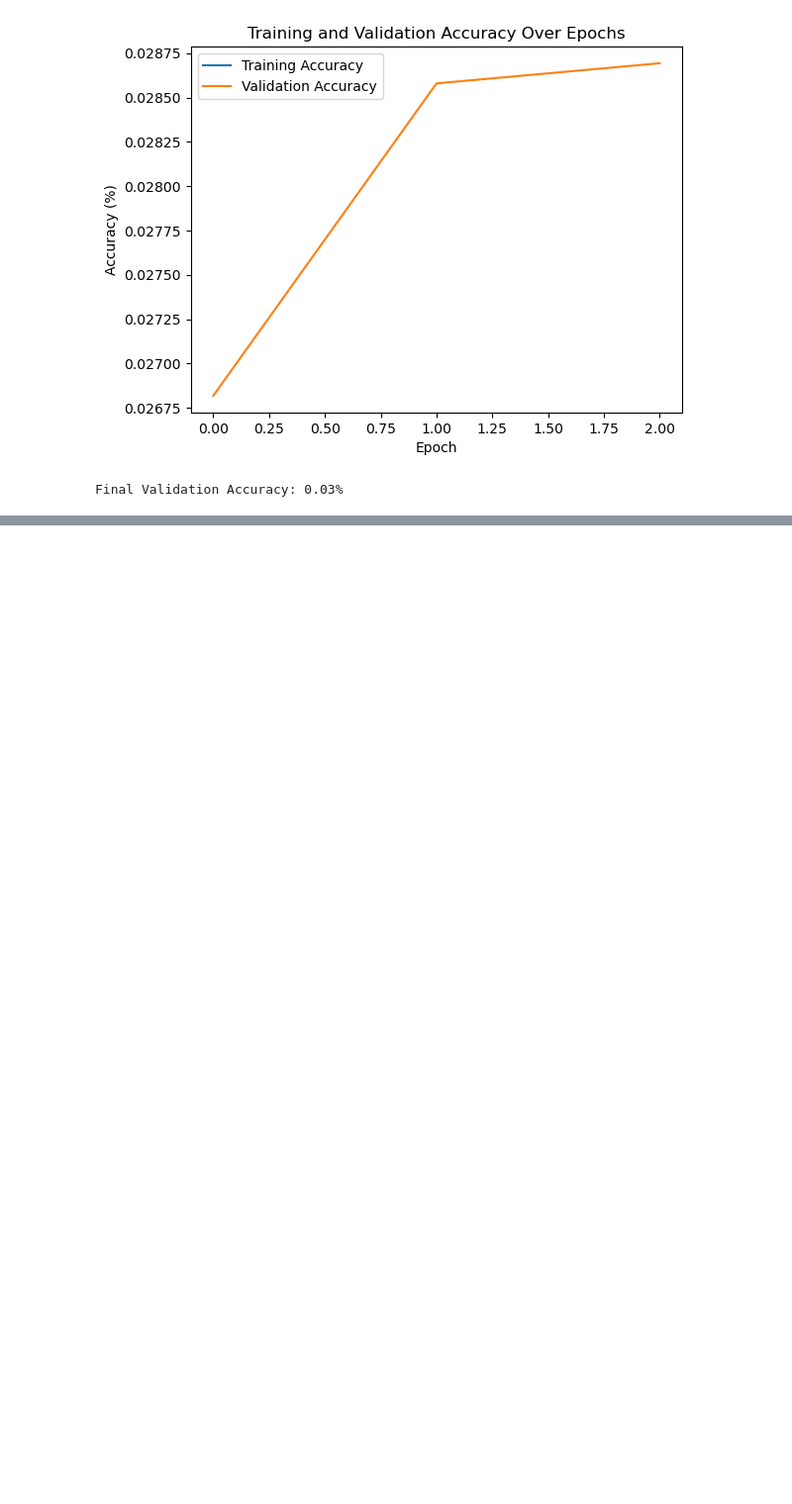
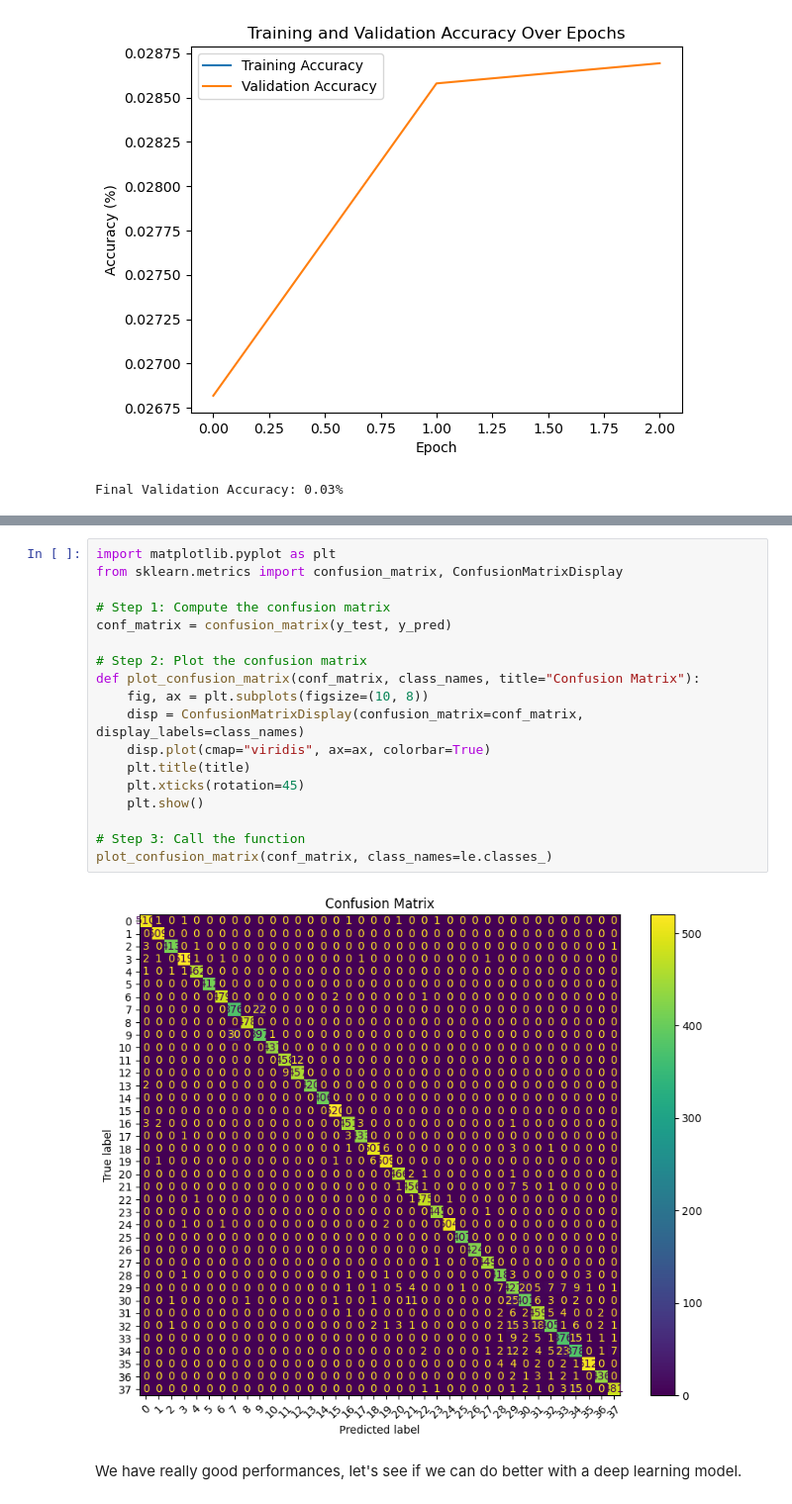
Before and after one commit to Corbibac/DeepLearning, a Jupyter notebook: CharlesCARRERE_ClementMOUNIER_deep_learning_report_2024.ipynb, the cells around one changed output, grey strips where cells are left out. Shown at 99% size. Drawn from its saved outputs; the diff is of its cells as text; blank space fills up the shorter version.

```diff
--- a/CharlesCARRERE_ClementMOUNIER_deep_learning_report_2024.ipynb
+++ b/CharlesCARRERE_ClementMOUNIER_deep_learning_report_2024.ipynb
@@ -1087,0 +1812,22 @@ What we see is that our LeNet5 is without more change very poorly designed for s
+# %%
+import matplotlib.pyplot as plt
+from sklearn.metrics import confusion_matrix, ConfusionMatrixDisplay
+
+# Step 1: Compute the confusion matrix
+conf_matrix = confusion_matrix(y_test, y_pred)
+
+# Step 2: Plot the confusion matrix
+def plot_confusion_matrix(conf_matrix, class_names, title="Confusion Matrix"):
+    fig, ax = plt.subplots(figsize=(10, 8))
+    disp = ConfusionMatrixDisplay(confusion_matrix=conf_matrix, display_labels=class_names)
+    disp.plot(cmap="viridis", ax=ax, colorbar=True)
+    plt.title(title)
+    plt.xticks(rotation=45)
+    plt.show()
+
+# Step 3: Call the function
+plot_confusion_matrix(conf_matrix, class_names=le.classes_)
+# %% [output]
+[figure, added]
+# %% [markdown]
+We have really good performances, let's see if we can do better with a deep learning model.
```
Also changed, not shown: parts of 46 cells of this notebook.
